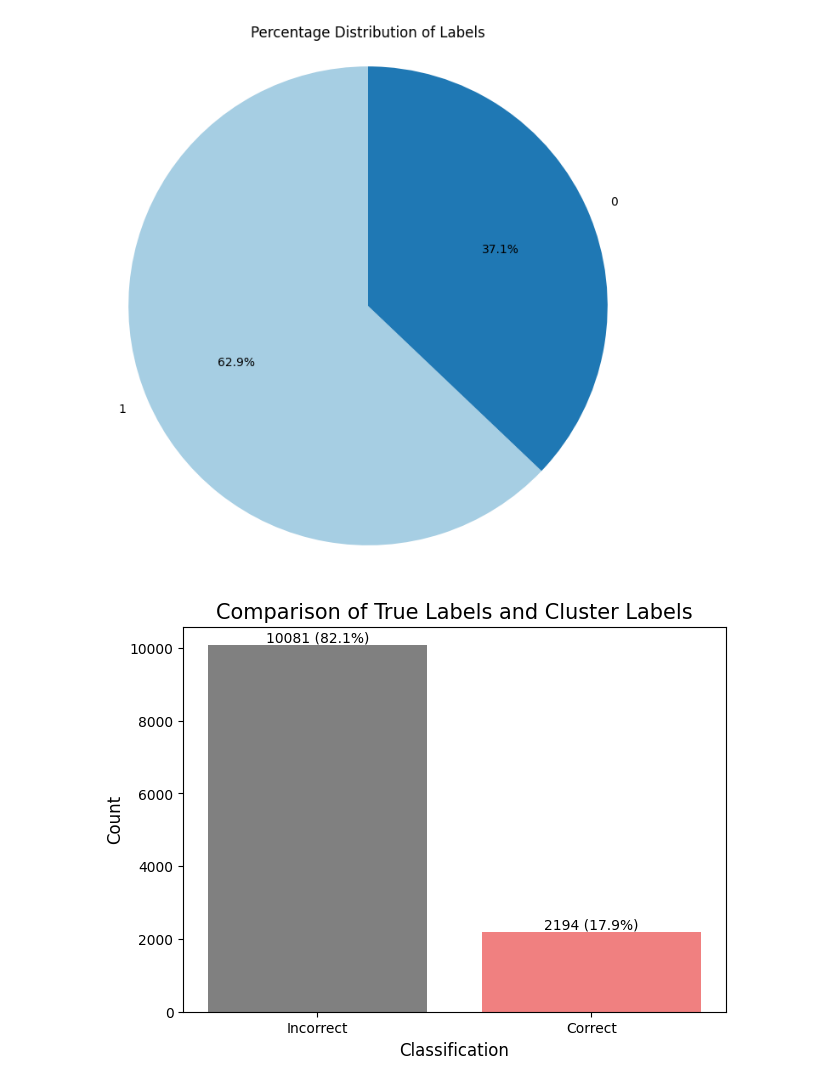
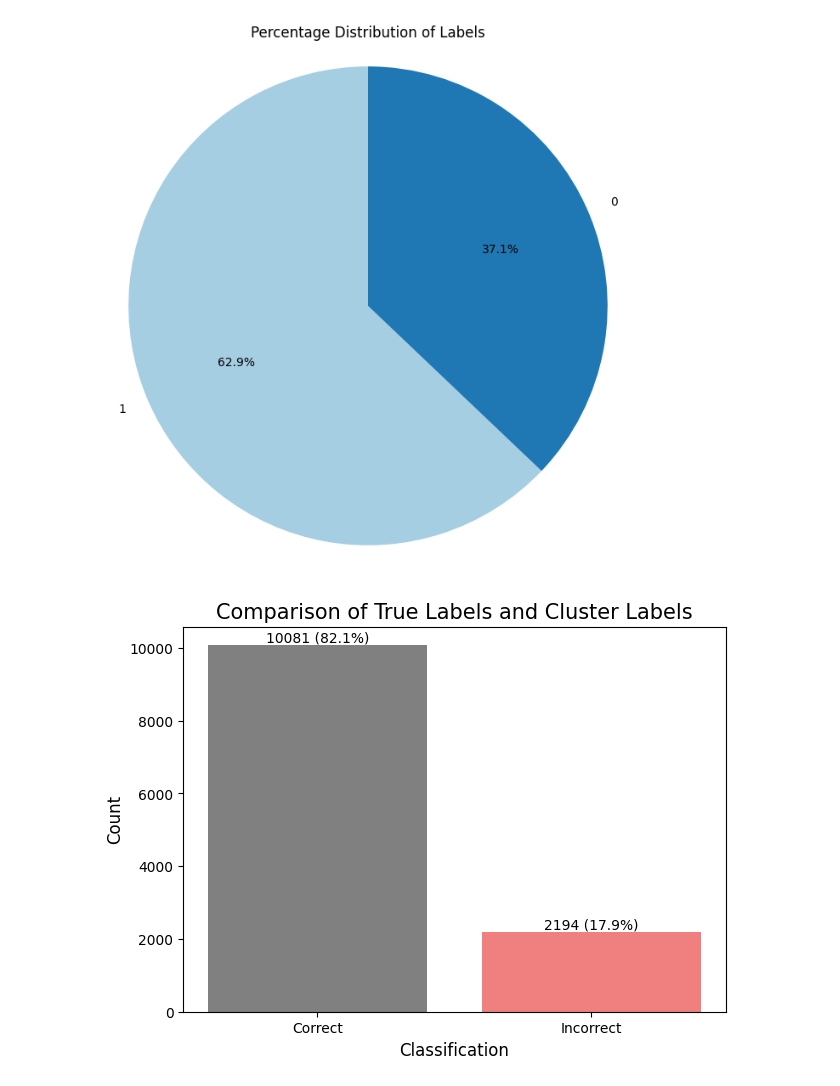
Before and after one commit to MohammadAli-Balaj/PCAP2CSV, a Jupyter notebook: True_vs_Cluster_Labels_Comparison_Version2.ipynb, the cells around one changed output. Drawn from its saved outputs; the diff is of its cells as text; code cells hidden in the pictures.

```diff
--- a/True_vs_Cluster_Labels_Comparison_Version2.ipynb
+++ b/True_vs_Cluster_Labels_Comparison_Version2.ipynb
@@ -149,0 +192,20 @@ dtype: int64
+# %%
+merged_df['simple_label'] = new_df['label'].astype(int)
+merged_df['correct'] = merged_df['label'] == merged_df['simple_label']
+comparison_counts_merged = merged_df['correct'].value_counts()
+total_count_merged = len(merged_df)
+
+fig, ax = plt.subplots(figsize=(7, 5))
+bars_merged = ax.bar(comparison_counts_merged.index.map({True: 'Correct', False: 'Incorrect'}),
+                     comparison_counts_merged.values,
+                     color=['gray', 'lightcoral'])
+ax.set_xlabel('Classification', fontsize=12)
+ax.set_ylabel('Count', fontsize=12)
+ax.set_title('Comparison of True Labels and feature gained labeled', fontsize=15)
+for bar in bars_merged:
+    height = bar.get_height()
+    percentage = (height / total_count_merged) * 100
+    ax.text(bar.get_x() + bar.get_width() / 2, height,
+            f'{height} ({percentage:.1f}%)',
+            ha='center', va='bottom')
+plt.show()
@@ -404,21 +467,21 @@ plt.show()
 # %%
 merged_df['cluster_label'] = dfp['label'].astype(int)
 merged_df['correct'] = merged_df['label'] == merged_df['cluster_label']
 comparison_counts = merged_df['correct'].value_counts()
 total_count = len(merged_df)
 fig, ax = plt.subplots(figsize=(7, 5))
-bars = ax.bar(comparison_counts.index.map({True: 'Correct', False: 'Incorrect'}),
+bars = ax.bar(comparison_counts.index.map({True: 'Incorrect', False: 'Correct'}),
               comparison_counts.values,
               color=['gray', 'lightcoral'])
 ax.set_xlabel('Classification', fontsize=12)
 ax.set_ylabel('Count', fontsize=12)
 ax.set_title('Comparison of True Labels and Cluster Labels', fontsize=15)
 for bar in bars:
     height = bar.get_height()
     percentage = (height / total_count) * 100
     ax.text(bar.get_x() + bar.get_width() / 2, height,
             f'{height} ({percentage:.1f}%)',
             ha='center', va='bottom')
 plt.show()
 # %% [output]
-[figure, old version]
+[figure, new version]
```
Also changed, not shown: parts of 10 cells of this notebook.
